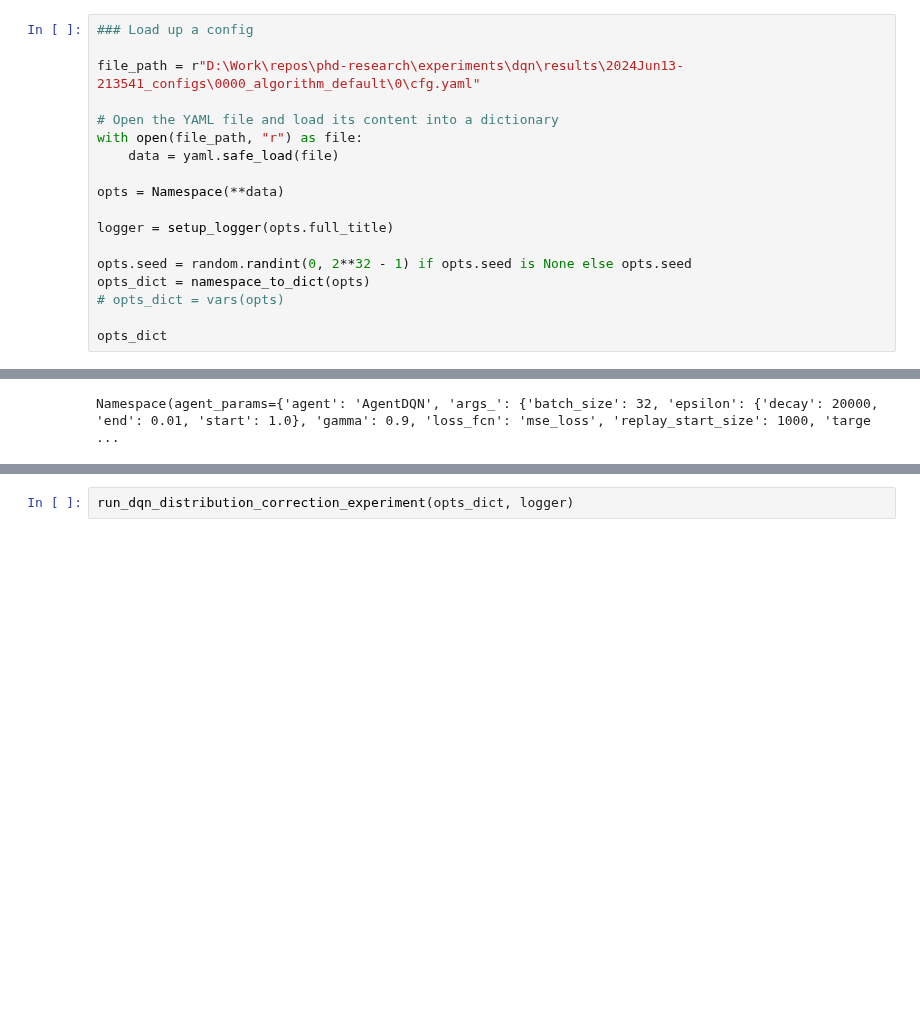
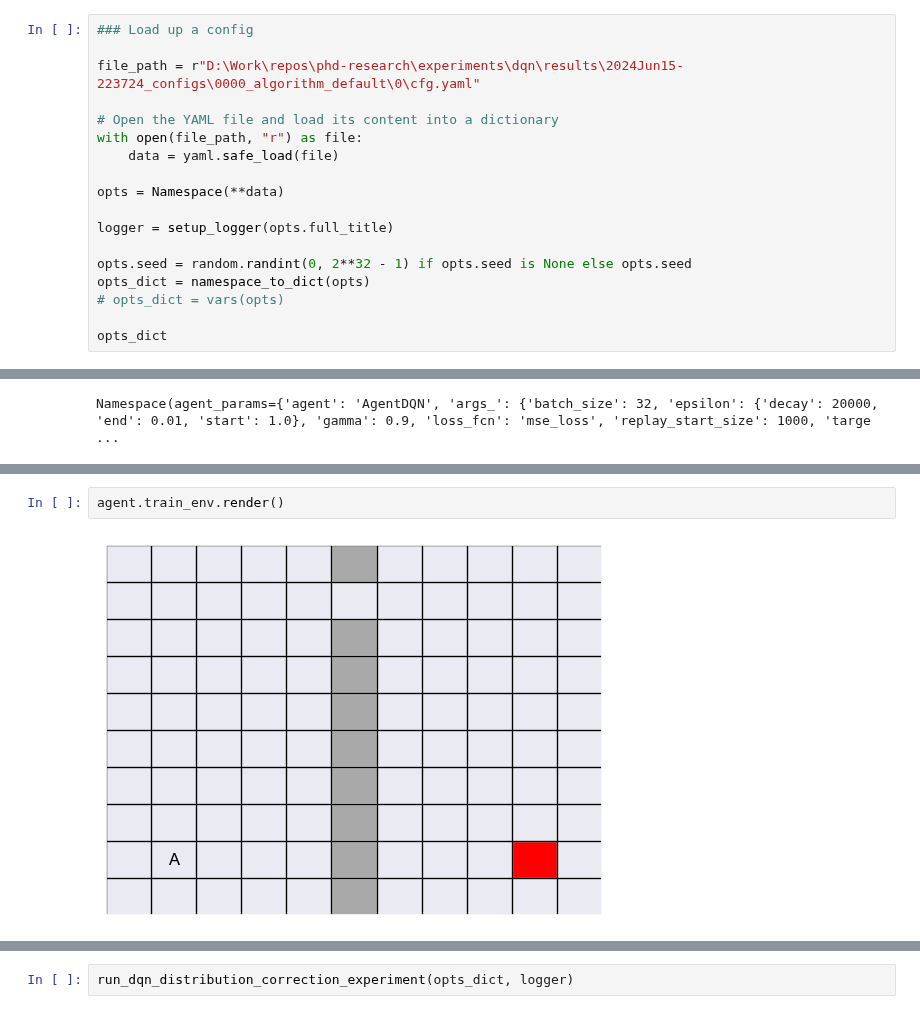
Before and after one commit to mariusdgm/phd-research, a Jupyter notebook: experiments/dqn/check_experiment.ipynb, the cells around one changed output, grey strips where cells are left out. Cells and saved outputs as stored; diff of their text form; blank space fills up the shorter version.

Commit message:
ran experiment with multiple rooms

```diff
--- a/experiments/dqn/check_experiment.ipynb
+++ b/experiments/dqn/check_experiment.ipynb
@@ -145,7 +154,7 @@ please provide us feedback at https://github.com/pandas-dev/pandas/issues/54466
 # %%
 ### Load up a config
 
-file_path = r"D:\Work\repos\phd-research\experiments\dqn\results\2024Jun13-213541_configs\0000_algorithm_default\0\cfg.yaml"
+file_path = r"D:\Work\repos\phd-research\experiments\dqn\results\2024Jun15-223724_configs\0000_algorithm_default\0\cfg.yaml"
 
 # Open the YAML file and load its content into a dictionary
 with open(file_path, "r") as file:
@@ -185 +206,5 @@ Namespace(agent_params={'agent': 'AgentDQN', 'args_': {'batch_size': 32, 'epsilo
+# %%
+agent.train_env.render()
+# %% [output]
+[figure, added]
 # %%
```
Also changed, not shown: parts of 6 cells of this notebook, 8 other files.
